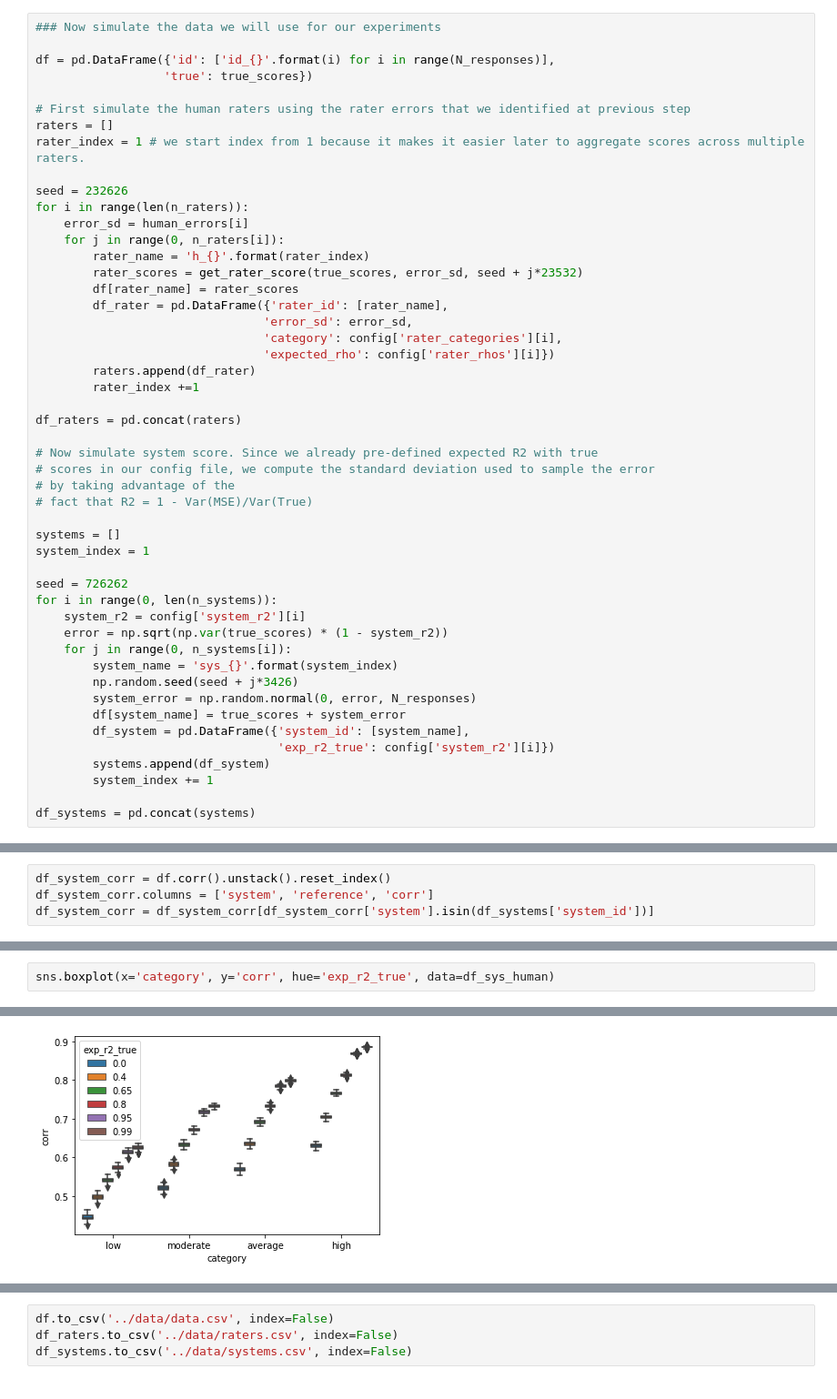
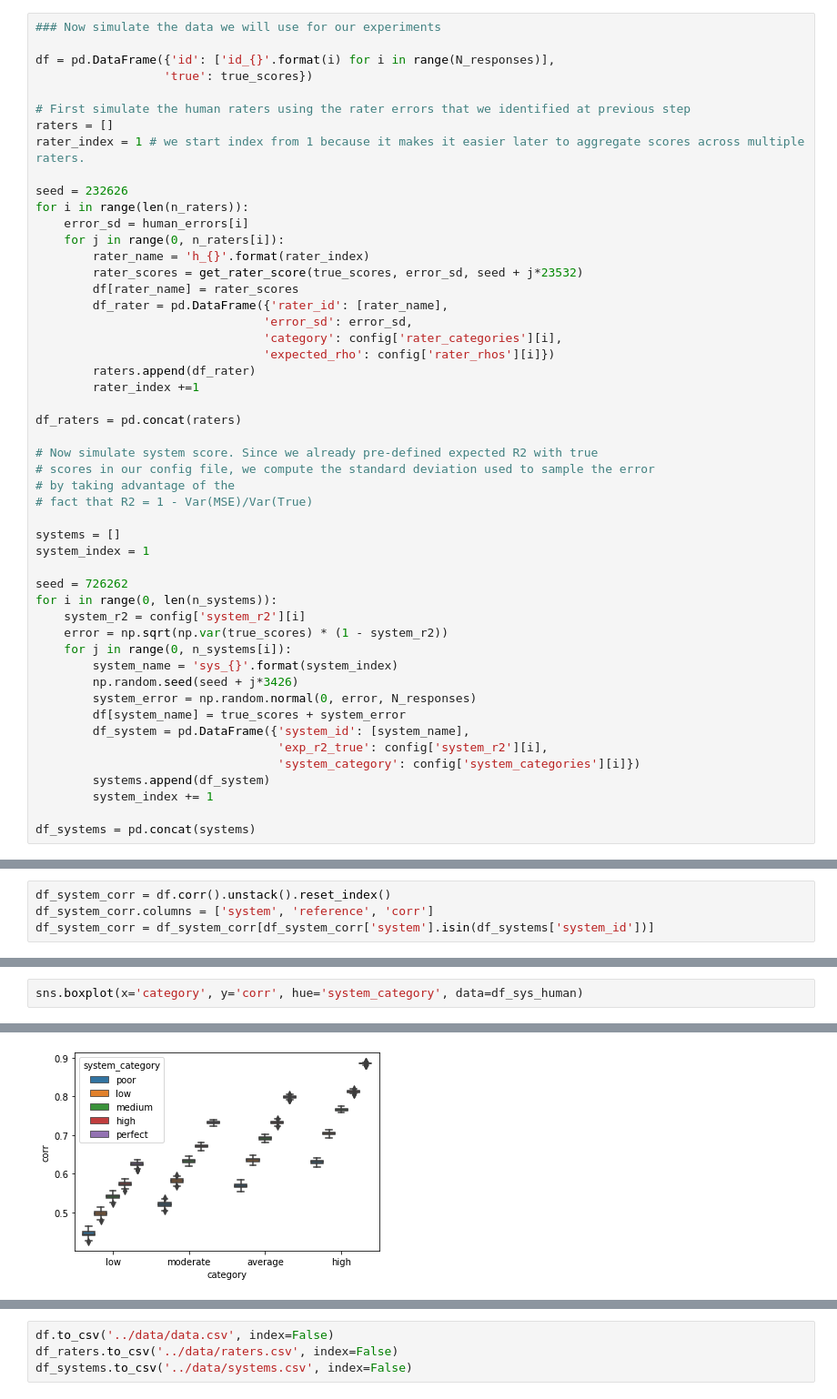
Before and after one commit to EducationalTestingService/prmse-simulations, a Jupyter notebook: notebooks/simulate_data.ipynb, the cells around one changed output, grey strips where cells are left out. Shown at 91% size. Drawn from its saved outputs; the diff is of its cells as text.

Commit message:
Added system categories

```diff
--- a/notebooks/simulate_data.ipynb
+++ b/notebooks/simulate_data.ipynb
@@ -125,7 +125,8 @@ for i in range(0, len(n_systems)):
         system_error = np.random.normal(0, error, N_responses)
         df[system_name] = true_scores + system_error
         df_system = pd.DataFrame({'system_id': [system_name],
-                                  'exp_r2_true': config['system_r2'][i]})
+                                  'exp_r2_true': config['system_r2'][i],
+                                  'system_category': config['system_categories'][i]})
         systems.append(df_system)
         system_index += 1
 
@@ -228,8 +229,8 @@ df_sys_human.groupby(['category', 'exp_r2_true'])['corr'].mean().unstack().loc[c
 # %%
-sns.boxplot(x='category', y='corr', hue='exp_r2_true', data=df_sys_human)
+sns.boxplot(x='category', y='corr', hue='system_category', data=df_sys_human)
 # %% [output]
 <matplotlib.axes._subplots.AxesSubplot at 0x...>
-[figure, old version]
+[figure, new version]
 # %%
 # rmse with true score
 df_long = df.melt(id_vars = ['true'],
```
Also changed, not shown: parts of 5 cells of this notebook, 5 other files.
